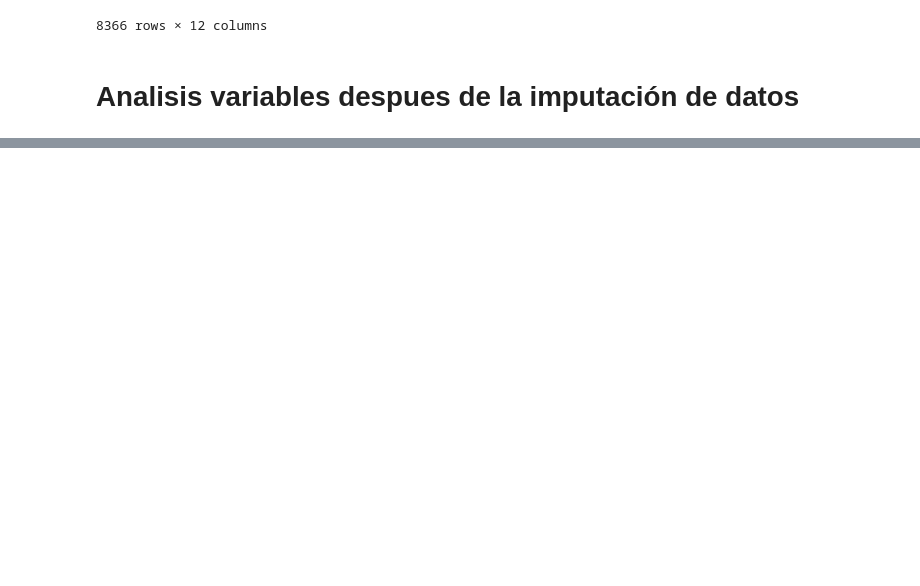
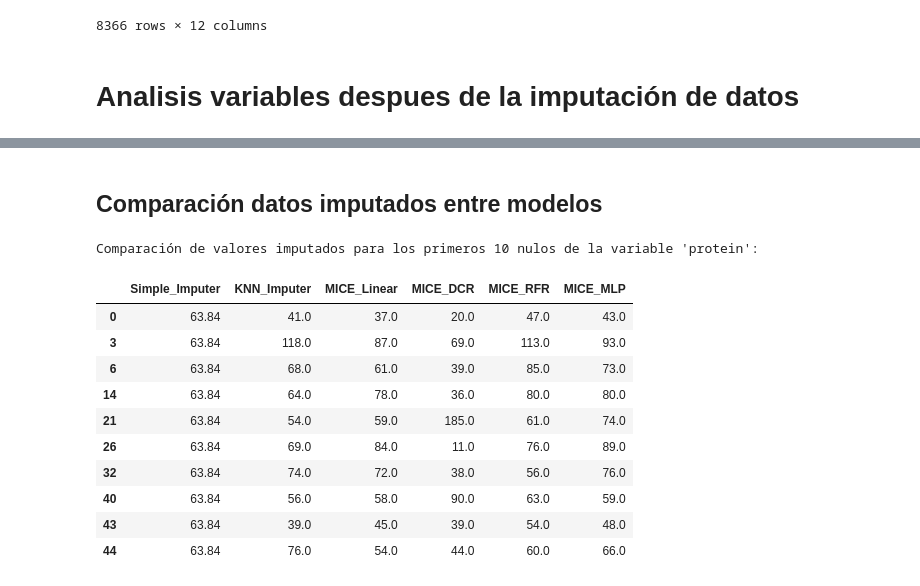
Before and after one commit to DavidBetancurRamirez/IngenieriaDatos, a Jupyter notebook: src/parcial/parcial_grupo1.ipynb, the cells around one changed output, grey strips where cells are left out. Saved outputs shown, nothing was run; the diff lists cells and outputs as text; code cells hidden in the pictures; blank space fills up the shorter version.

Commit message:
parcial_grupo1 completed

```diff
--- a/src/parcial/parcial_grupo1.ipynb
+++ b/src/parcial/parcial_grupo1.ipynb
@@ -1444,3 +1450,34 @@ Resumen de variables numericas despues de la imputación:
+# %% [markdown]
+## Comparación datos imputados entre modelos
+# %%
+target_variable = 'protein'
+
+null_indices = nhanes_grupo1_df[nhanes_grupo1_df[target_variable].isnull()].index
+
+imputed_values_comparison = pd.DataFrame(index=null_indices)
+
+imputed_values_comparison['Simple_Imputer'] = nhanes_grupo1_df_imputacion_simple.loc[null_indices, target_variable]
+imputed_values_comparison['KNN_Imputer'] = nhanes_knn_df.loc[null_indices, target_variable]
+imputed_values_comparison['MICE_Linear'] = nhanes_mice_linear_df.loc[null_indices, target_variable]
+imputed_values_comparison['MICE_DCR'] = nhanes_mice_dcr_df.loc[null_indices, target_variable]
+imputed_values_comparison['MICE_RFR'] = nhanes_mice_rfr_df.loc[null_indices, target_variable]
+imputed_values_comparison['MICE_MLP'] = nhanes_mice_mlp_df.loc[null_indices, target_variable]
+
+print(f"Comparación de valores imputados para los primeros 10 nulos de la variable '{target_variable}':")
+display(imputed_values_comparison.head(10))
+# %% [output]
+Comparación de valores imputados para los primeros 10 nulos de la variable 'protein':
+|  | Simple_Imputer | KNN_Imputer | MICE_Linear | MICE_DCR | MICE_RFR | MICE_MLP |
+| 0 | 63.84 | 41.0 | 37.0 | 20.0 | 47.0 | 43.0 |
+| 3 | 63.84 | 118.0 | 87.0 | 69.0 | 113.0 | 93.0 |
+| 6 | 63.84 | 68.0 | 61.0 | 39.0 | 85.0 | 73.0 |
+| 14 | 63.84 | 64.0 | 78.0 | 36.0 | 80.0 | 80.0 |
+| 21 | 63.84 | 54.0 | 59.0 | 185.0 | 61.0 | 74.0 |
+| 26 | 63.84 | 69.0 | 84.0 | 11.0 | 76.0 | 89.0 |
+| 32 | 63.84 | 74.0 | 72.0 | 38.0 | 56.0 | 76.0 |
+| 40 | 63.84 | 56.0 | 58.0 | 90.0 | 63.0 | 59.0 |
+| 43 | 63.84 | 39.0 | 45.0 | 39.0 | 54.0 | 48.0 |
+| 44 | 63.84 | 76.0 | 54.0 | 44.0 | 60.0 | 66.0 |
 # %% [markdown]
 # Conclusión Imputación de nulos
 
```
Also changed, not shown: parts of 10 cells of this notebook, 1 other file.
